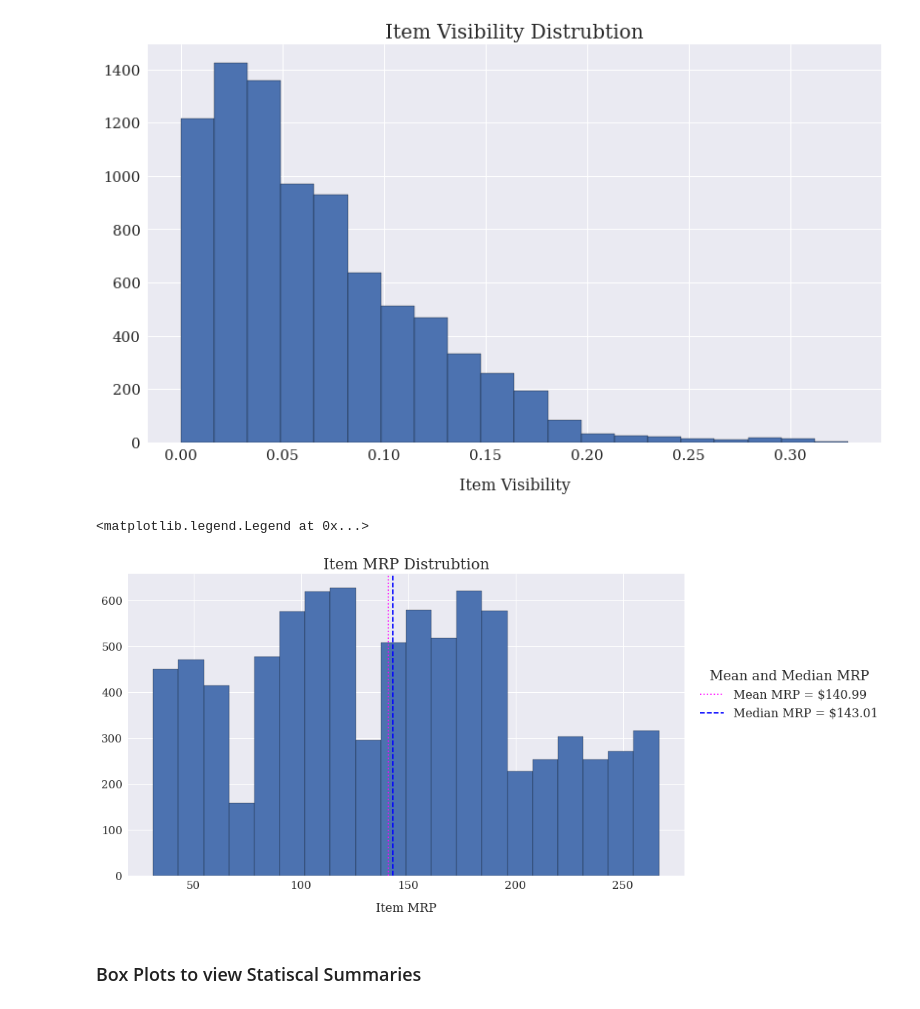
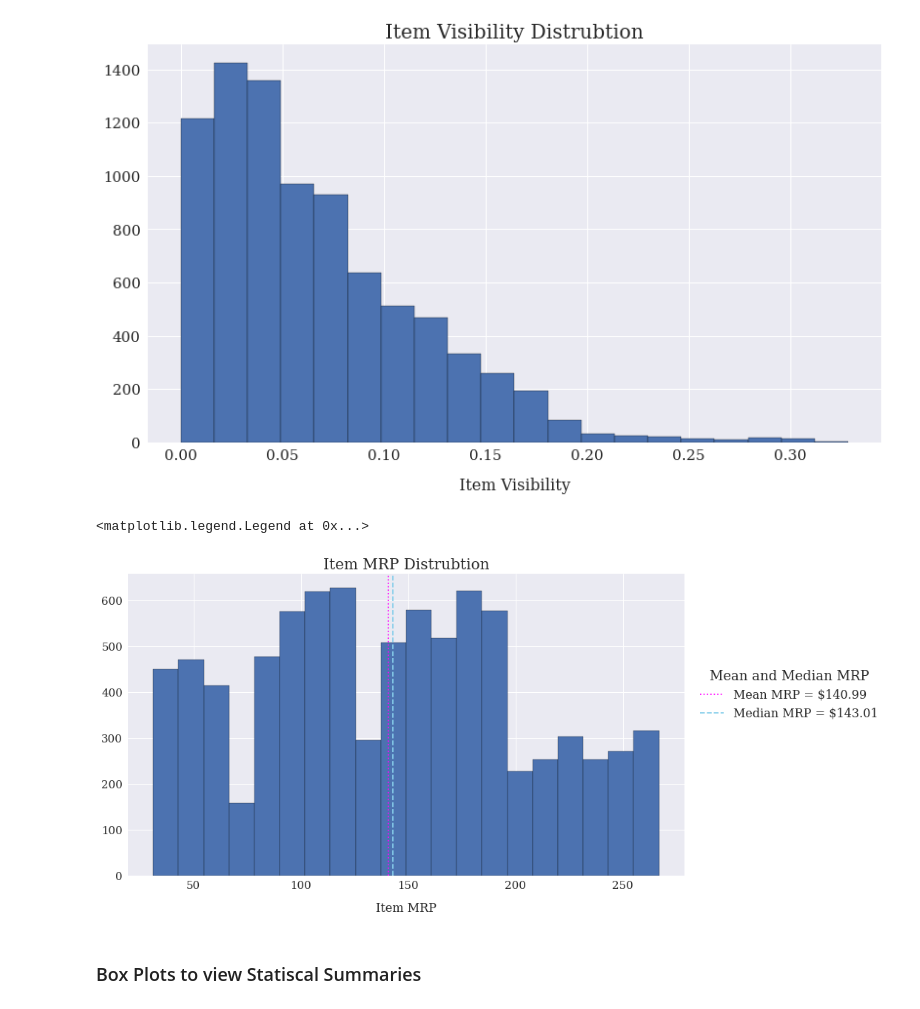
Before and after one commit to rvtovar/sales_predictions, a Jupyter notebook: sales_predictions.ipynb, the cells around one changed output. Saved outputs shown, nothing was run; the diff lists cells and outputs as text; code cells hidden in the pictures.

```diff
--- a/sales_predictions.ipynb
+++ b/sales_predictions.ipynb
@@ -219,24 +219,24 @@ ax.tick_params(axis = 'both', which = 'major', labelsize = 15)
 # %%
 #item mrp
 fig, ax = plt.subplots(figsize=(12,7))
 df["Item_MRP"].hist(edgecolor='black', bins=20, ax=ax)
 ax.set_xlabel("Item MRP", fontsize=16, labelpad=15)
 ax.set_title('Item MRP Distrubtion', fontsize=20)
 
 mean_mrp = df['Item_MRP'].mean()
 med_mrp = df['Item_MRP'].median()
 
 ax.axvline(mean_mrp,color='magenta', ls=':', label=f"Mean MRP = ${mean_mrp:,.2f}",);
-ax.axvline(med_mrp,color='blue', ls='--', label=f"Median MRP = ${med_mrp:,.2f}");
+ax.axvline(med_mrp,color='skyblue', ls='--', label=f"Median MRP = ${med_mrp:,.2f}");
 ax.tick_params(axis = 'both', which = 'major', labelsize = 15)
 
 ax.legend(loc=(1.02, .5), fontsize=16, title="Mean and Median MRP")
 #Most of the MRPs rum between 50 to 200. With a few dips at what loosk to be points 75 and 125.
 #Once we get past 200 the MRP counts remain on the low side meaning many of items do not have
 # an mrp of above 200.
 # %% [output]
 <matplotlib.legend.Legend at 0x...>
-[figure, old version]
+[figure, new version]
 # %% [markdown]
 ### Box Plots to view Statiscal Summaries
 # %%
```
